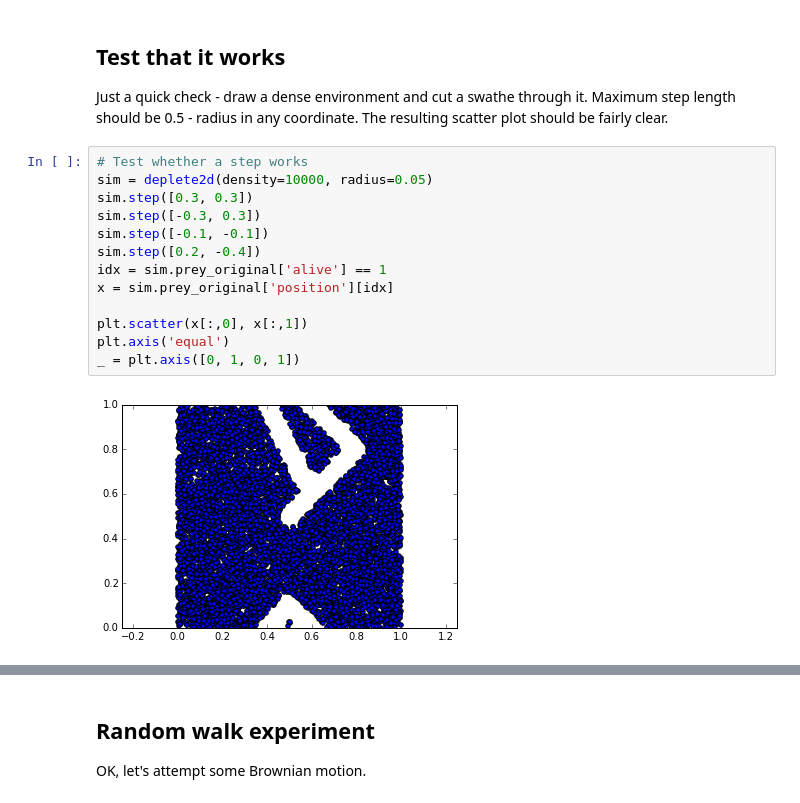
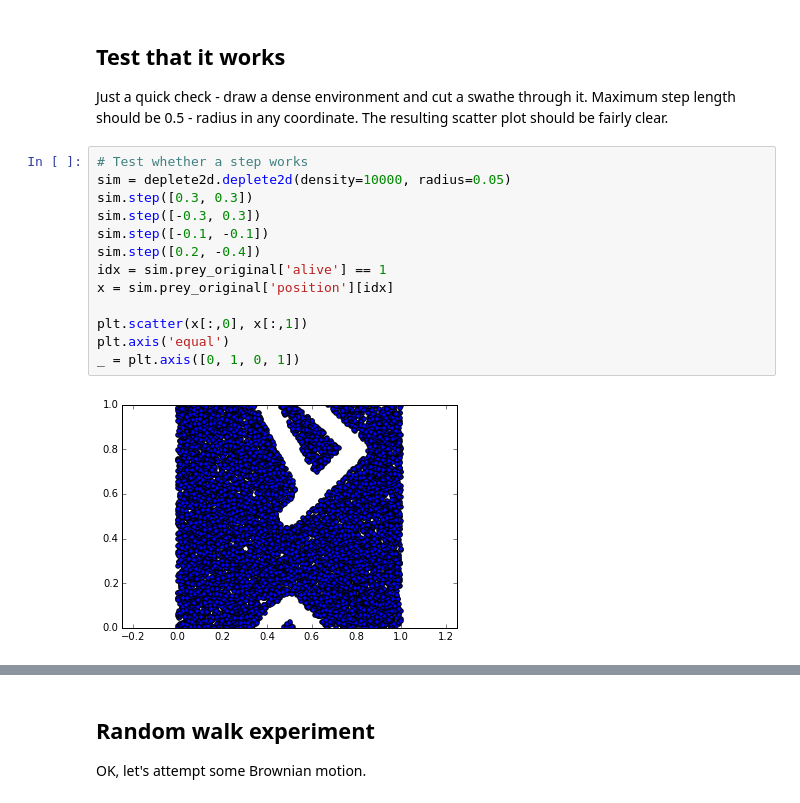
Before and after one commit to rgbrown/preydepletion, a Jupyter notebook: experiments.ipynb, the cells around one changed output, grey strips where cells are left out. Cells and saved outputs as stored; diff of their text form.

```diff
--- a/experiments.ipynb
+++ b/experiments.ipynb
@@ -153,19 +16,19 @@ Test that it works
 Just a quick check - draw a dense environment and cut a swathe through it. Maximum step length should be 0.5 - radius in any coordinate. The resulting scatter plot should be fairly clear.
 # %%
 # Test whether a step works
-sim = deplete2d(density=10000, radius=0.05)
+sim = deplete2d.deplete2d(density=10000, radius=0.05)
 sim.step([0.3, 0.3])
 sim.step([-0.3, 0.3])
 sim.step([-0.1, -0.1])
 sim.step([0.2, -0.4])
 idx = sim.prey_original['alive'] == 1
 x = sim.prey_original['position'][idx]
 
 plt.scatter(x[:,0], x[:,1])
 plt.axis('equal')
 _ = plt.axis([0, 1, 0, 1])
 # %% [output]
-[figure, old version]
+[figure, new version]
 # %%
 t, pop = sim.get_output()
 print t.shape
```
Also changed, not shown: parts of 7 cells of this notebook.
